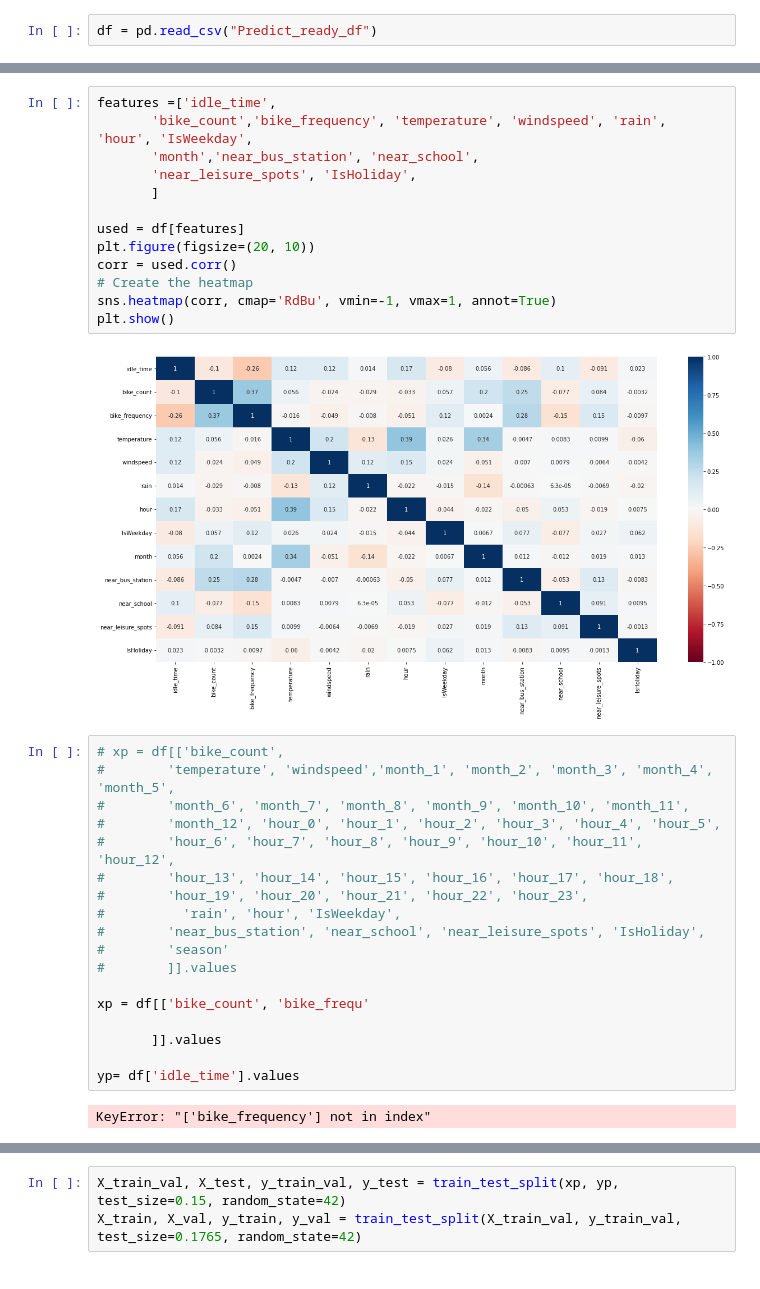
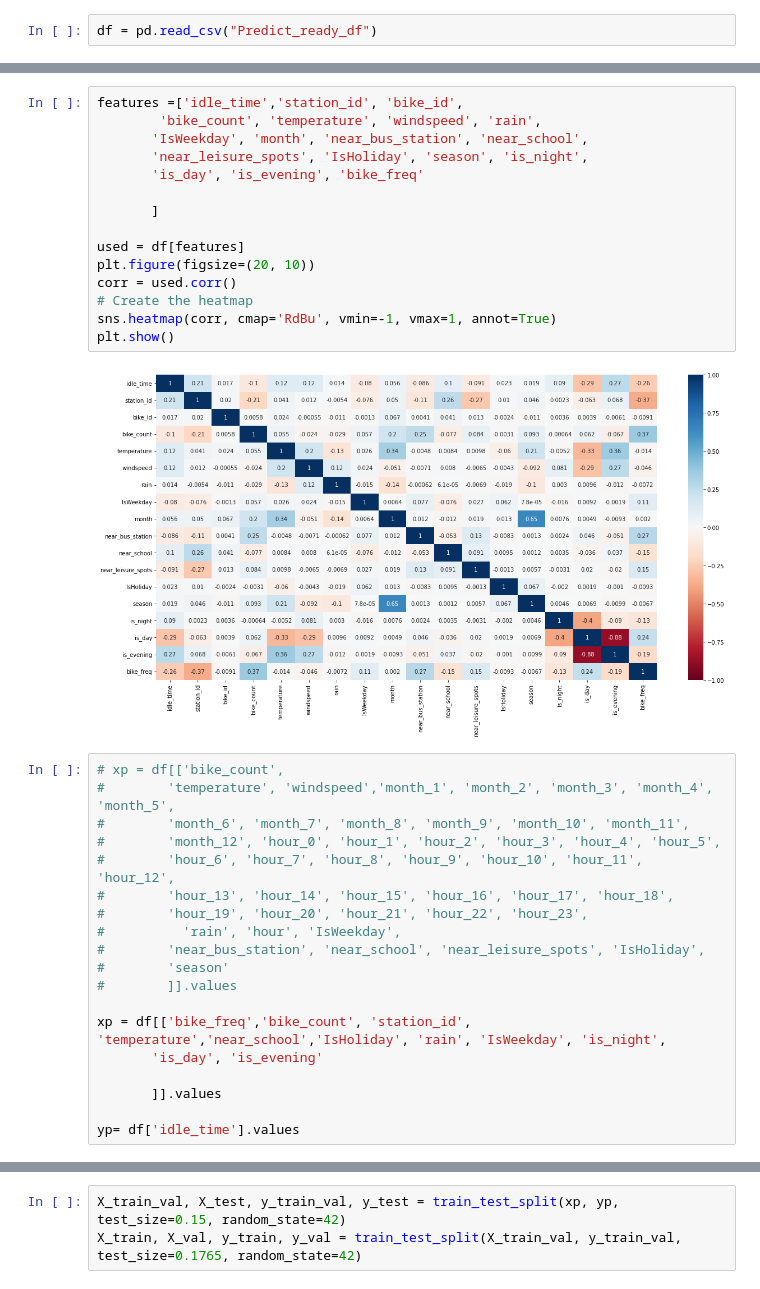
Before and after one commit to Ppkhanh/The-Learning-Machines, a Jupyter notebook: Prediction.ipynb, the cells around one changed output, grey strips where cells are left out. Cells and saved outputs as stored; diff of their text form.

```diff
--- a/Prediction.ipynb
+++ b/Prediction.ipynb
@@ -32,18 +28,20 @@ dtype: int64
 # %%
-features =['idle_time',
-       'bike_count','bike_frequency', 'temperature', 'windspeed', 'rain', 'hour', 'IsWeekday',
-       'month','near_bus_station', 'near_school',
-       'near_leisure_spots', 'IsHoliday',
+features =['idle_time','station_id', 'bike_id',
+        'bike_count', 'temperature', 'windspeed', 'rain',
+       'IsWeekday', 'month', 'near_bus_station', 'near_school',
+       'near_leisure_spots', 'IsHoliday', 'season', 'is_night',
+       'is_day', 'is_evening', 'bike_freq'
+
        ]
 
 used = df[features]
 plt.figure(figsize=(20, 10))
 corr = used.corr()
 # Create the heatmap
 sns.heatmap(corr, cmap='RdBu', vmin=-1, vmax=1, annot=True)
 plt.show()
 # %% [output]
-[figure, old version]
+[figure, new version]
 # %%
 # xp = df[['bike_count',
 #        'temperature', 'windspeed','month_1', 'month_2', 'month_3', 'month_4', 'month_5',
@@ -57,10 +55,9 @@ plt.show()
 #        'season'
 #        ]].values
 
-xp = df[['bike_count', 'bike_frequ'
+xp = df[['bike_freq','bike_count', 'station_id', 'temperature','near_school','IsHoliday', 'rain', 'IsWeekday', 'is_night',
+       'is_day', 'is_evening'
 
        ]].values
 
 yp= df['idle_time'].values
-# %% [output]
-KeyError: "['bike_frequency'] not in index"
```
Also changed, not shown: parts of 23 cells of this notebook.
